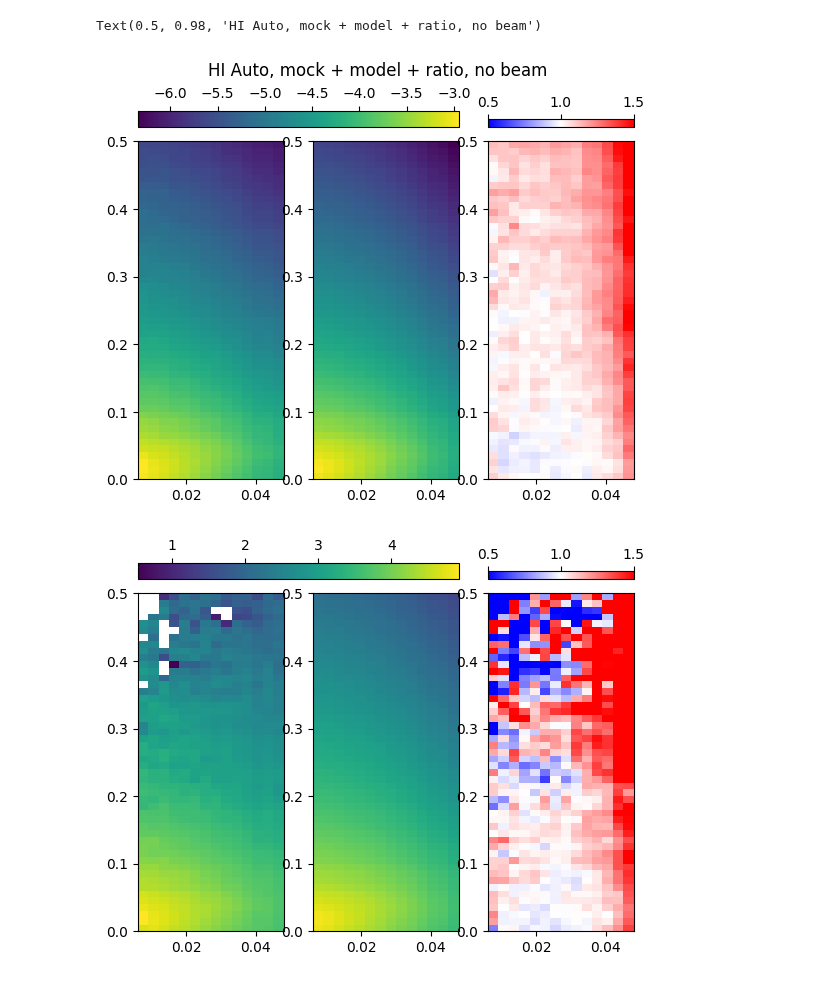
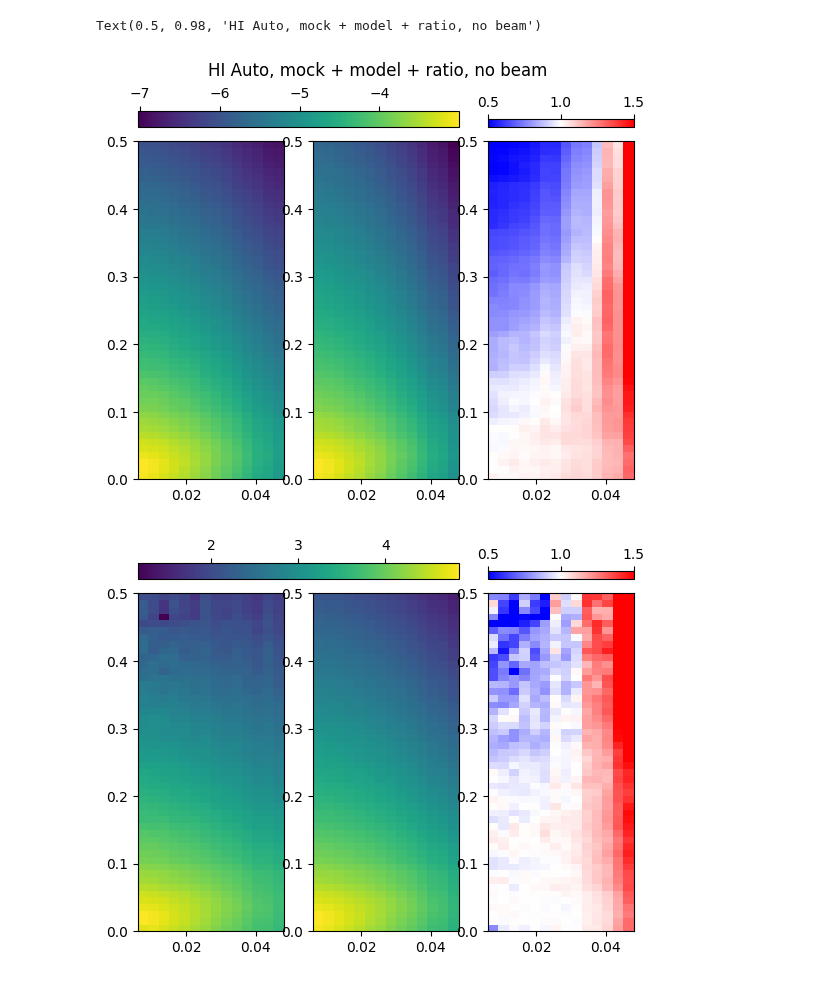
Before and after one commit to meerklass/meer21cm, a Jupyter notebook: papers/validation/plot_01.ipynb, the cells around one changed output. Saved outputs shown, nothing was run; the diff lists cells and outputs as text; code cells hidden in the pictures.

```diff
--- a/papers/validation/plot_01.ipynb
+++ b/papers/validation/plot_01.ipynb
@@ -71,8 +72,7 @@ kperp, kpara, kmode, kvec = get_k_modes()
 # %%
 #data = np.load('/scratch3/users/ztchen/validation/01_blackmanharris_beam.npz')
 #data = np.load('/scratch3/users/ztchen/validation/01_blackmanharris_nozevobeam.npz')
-data = np.load('/scratch3/users/ztchen/validation/01_blackmanharris.npz')
-#data = np.load('/scratch3/users/ztchen/validation/01_tukey_test2.npz')
+file_arr = glob.glob('/users/ztchen/scratch3/validation/02/*[0-9]_cross.npz')#data = np.load('/scratch3/users/ztchen/validation/01_tukey_test2.npz')
 # %%
 k_xy_sel = (
     (np.abs(kvec[0])<0.016)[:,None,None]
@@ -86,9 +86,31 @@ k_cy_sel = np.ones_like(k_xy_sel)
 k_cy_sel[0] = 0.0
 k_cy_sel[:,0] = 0.0
 k_cy_sel[:,:,0] = 0.0
+# %%
+phi3d_arr = []
+phimod3d_arr = []
+pg3d_arr = []
+pgmod3d_arr = []
+pcross3d_arr = []
+pcrossmod3d_arr = []
+for file in file_arr:
+    data = np.load(file)
+    phi3d_arr.append(data['phi3d_arr'])
+    phimod3d_arr.append(data['phimod3d_arr'])
+    pg3d_arr.append(data['pg3d_arr'])
+    pgmod3d_arr.append(data['pgmod3d_arr'])
+    pcross3d_arr.append(data['pcross3d_arr'])
+    pcrossmod3d_arr.append(data['pcrossmod3d_arr'])
+# %%
+phi3d_arr = np.array(phi3d_arr)
+phimod3d_arr = np.array(phimod3d_arr)[0]
+pg3d_arr = np.array(pg3d_arr)
+pgmod3d_arr = np.array(pgmod3d_arr)[0]
+pcross3d_arr = np.array(pcross3d_arr)
+pcrossmod3d_arr = np.array(pcrossmod3d_arr)[0]
 # %%
 pdatacy_arr = bin_power_cy(
-    data['pdata3d_arr'].mean(0)[None],
+    phi3d_arr.mean(0)[None],
     kperp,
     kpara,
     kperpbins,
@@ -96,7 +118,7 @@ pdatacy_arr = bin_power_cy(
     kweights=k_cy_sel,
 )
 pmodelcy_arr = bin_power_cy(
-    (data['phimod3d_arr'][0])[None],
+    (phimod3d_arr)[None],
     kperp,
     kpara,
     kperpbins,
@@ -106,7 +128,7 @@ pmodelcy_arr = bin_power_cy(
 
 
 pgcy_arr = bin_power_cy(
-    data['pg3d_arr'].mean(0)[None],
+    pg3d_arr.mean(0)[None],
     kperp,
     kpara,
     kperpbins,
@@ -114,7 +136,7 @@ pgcy_arr = bin_power_cy(
     kweights=k_cy_sel,
 )
 pgmodelcy_arr = bin_power_cy(
-    (data['pgmod3d_arr'][0])[None],
+    (pgmod3d_arr)[None],
     kperp,
     kpara,
     kperpbins,
@@ -125,7 +147,7 @@ pgmodelcy_arr = bin_power_cy(
 
 
 pxcy_arr = bin_power_cy(
-    data['pcross3d_arr'].mean(0)[None],
+    pcross3d_arr.mean(0)[None],
     kperp,
     kpara,
     kperpbins,
@@ -133,7 +155,7 @@ pxcy_arr = bin_power_cy(
     kweights=k_cy_sel,
 )
 pxmodelcy_arr = bin_power_cy(
-    (data['pcrossmod3d_arr'][0])[None],
+    (pcrossmod3d_arr)[None],
     kperp,
     kpara,
     kperpbins,
@@ -143,17 +165,17 @@ pxmodelcy_arr = bin_power_cy(
 # %%
 plt.rcParams.update({'font.size':10})
 fig = plot_cy_power(
     kperpbins,
     kparabins,
     pdatacy_arr,
     pmodelcy_arr,
     0.5,
     1.5,
 )
-fig.suptitle('HI Auto, mock + model + ratio, no beam')
+fig.suptitle('HI Auto, mock + model + ratio,')
 # %% [output]
 Text(0.5, 0.98, 'HI Auto, mock + model + ratio, no beam')
-[figure, old version]
+[figure, new version]
 # %%
 fig = plot_cy_power(
     kperpbins,
@@ -164,7 +186,7 @@ fig = plot_cy_power(
     1.5,
 )
 # %% [output]
-[figure, old version]
+[figure, new version]
 # %%
 fig = plot_cy_power(
     kperpbins,
```
Also changed, not shown: parts of 16 cells of this notebook, 6 other files.
